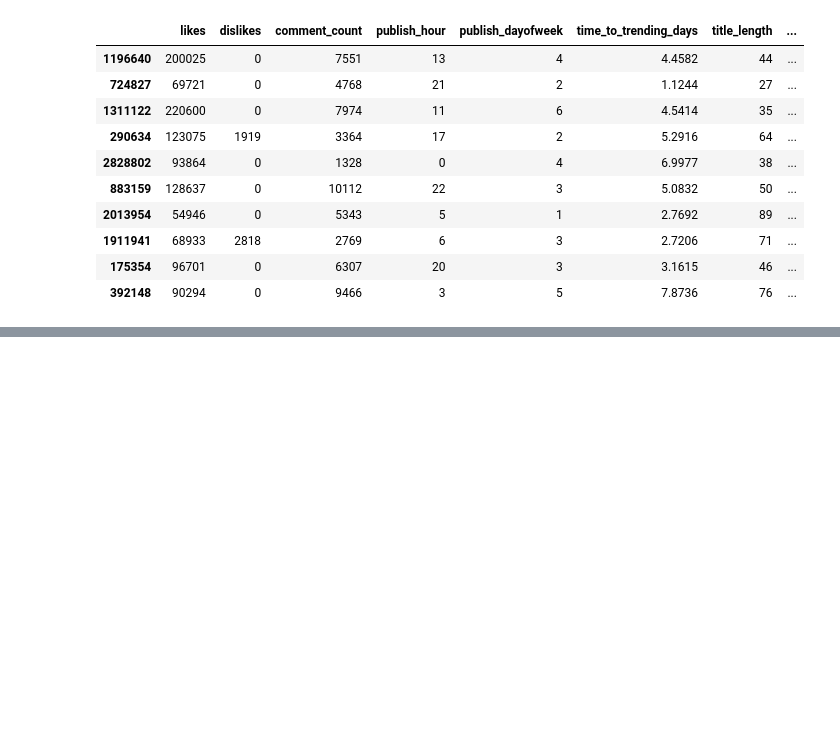
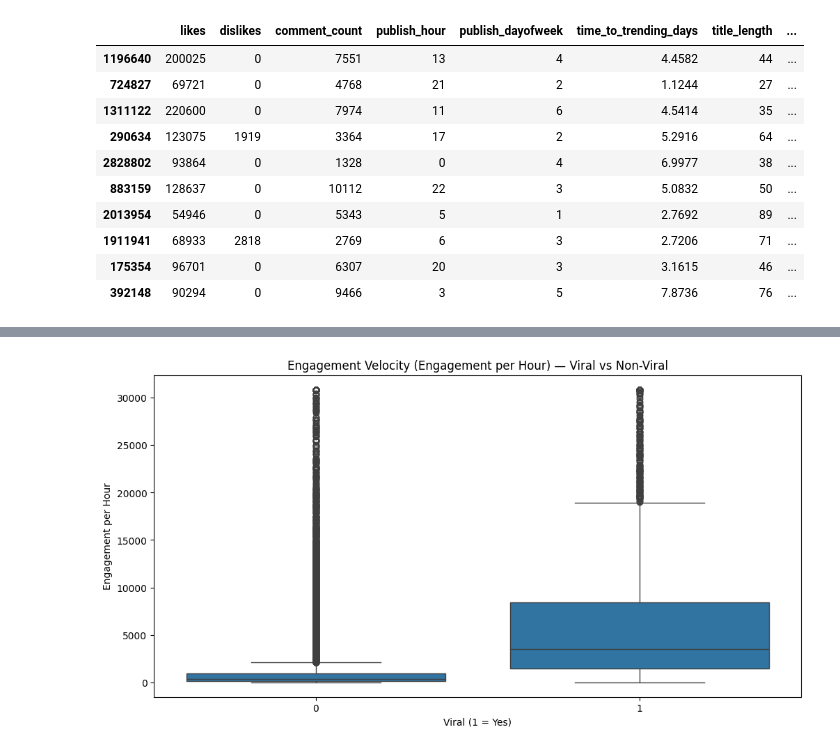
Before and after one commit to nancy1404/youtube-trending-analysis, a Jupyter notebook: notebooks/Gloabl_Notebook.ipynb, the cells around one changed output, grey strips where cells are left out. Cells and saved outputs as stored; diff of their text form; code cells hidden in the pictures; blank space fills up the shorter version.

Commit message:
Global
git add

```diff
--- a/notebooks/Gloabl_Notebook.ipynb
+++ b/notebooks/Gloabl_Notebook.ipynb
@@ -1382,0 +1534,21 @@ To deepen
+# %%
+import numpy as np
+
+print("Computing engagement velocity features...")
+
+velocity_df = global_df.copy()
+
+# Avoid division by zero: add a tiny epsilon
+eps = 1e-6
+
+velocity_df["likes_per_hour"] = velocity_df["likes"] / (velocity_df["hours_to_trending"] + eps)
+velocity_df["comments_per_hour"] = velocity_df["comment_count"] / (velocity_df["hours_to_trending"] + eps)
+velocity_df["engagement_per_hour"] = (velocity_df["likes"] + velocity_df["comment_count"]) / (velocity_df["hours_to_trending"] + eps)
+
+# Clip extreme outliers (prevents scale blow-up)
+velocity_df["likes_per_hour"] = velocity_df["likes_per_hour"].clip(0, np.percentile(velocity_df["likes_per_hour"], 99))
+velocity_df["comments_per_hour"] = velocity_df["comments_per_hour"].clip(0, np.percentile(velocity_df["comments_per_hour"], 99))
+velocity_df["engagement_per_hour"] = velocity_df["engagement_per_hour"].clip(0, np.percentile(velocity_df["engagement_per_hour"], 99))
+
+print("Done. Velocity features added:")
+velocity_df[["likes_per_hour", "comments_per_hour", "engagement_per_hour"]].head()
@@ -1382,0 +1629,16 @@ To deepen
+# %%
+import seaborn as sns
+import matplotlib.pyplot as plt
+
+plt.figure(figsize=(12,6))
+sns.boxplot(
+    data=velocity_df.sample(50000, random_state=42),  # sample for speed
+    x="viral",
+    y="engagement_per_hour"
+)
+plt.title("Engagement Velocity (Engagement per Hour) — Viral vs Non-Viral")
+plt.xlabel("Viral (1 = Yes)")
+plt.ylabel("Engagement per Hour")
+plt.show()
+# %% [output]
+[figure, added]
```
Also changed, not shown: parts of 7 cells of this notebook.
